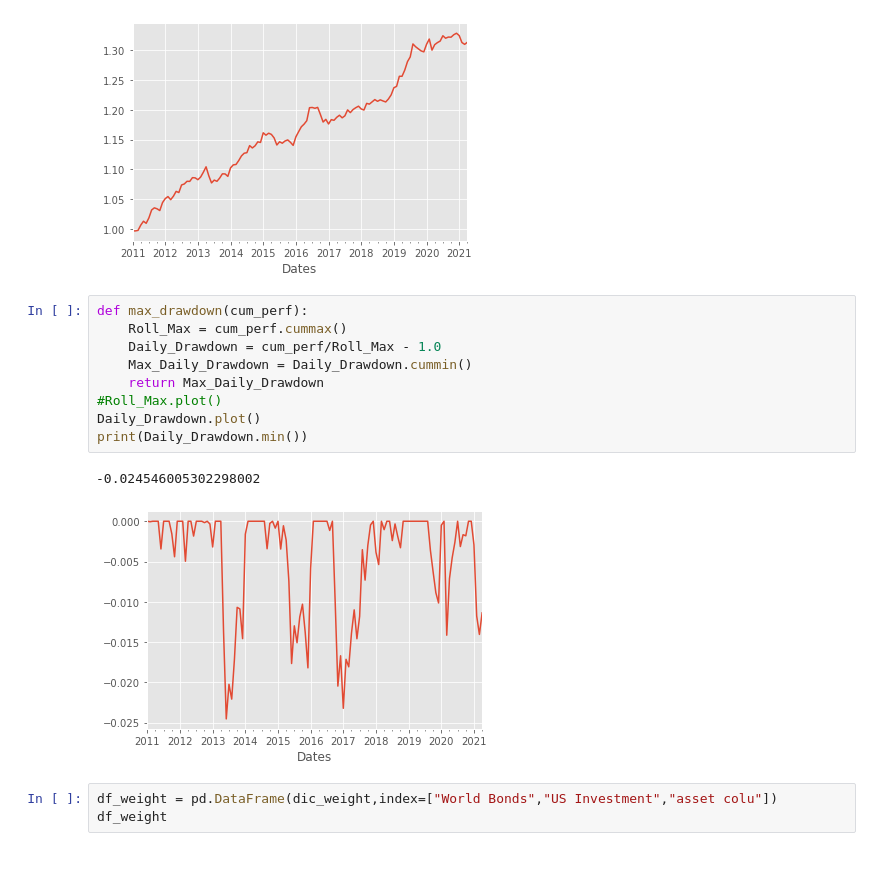
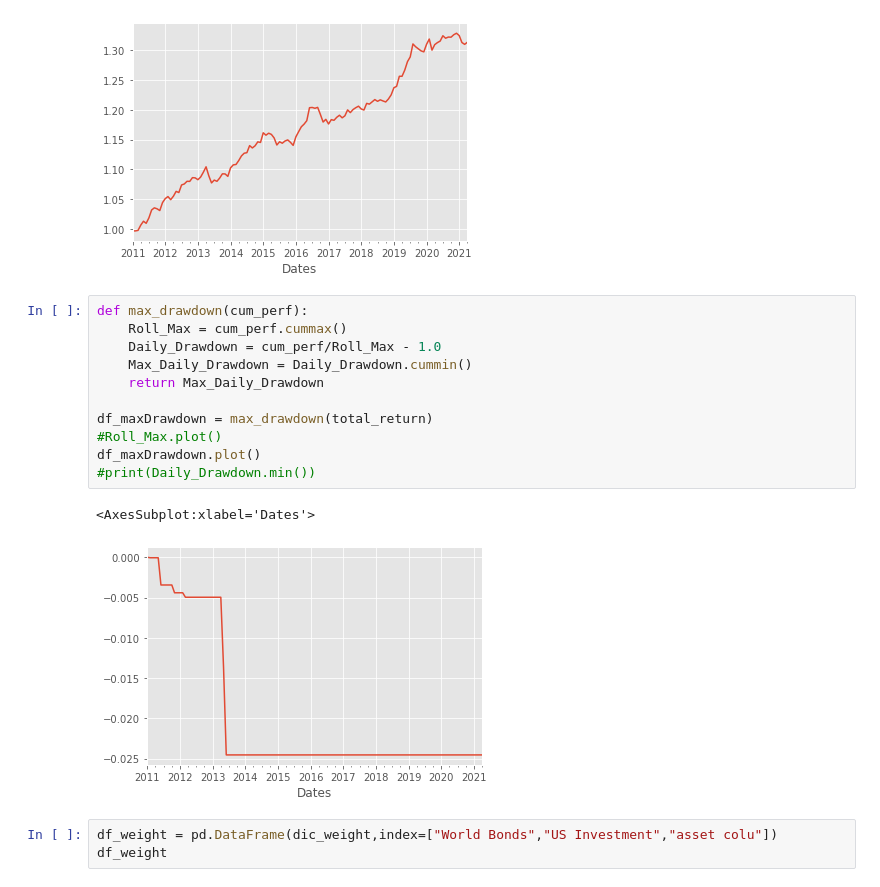
Before and after one commit to GuillaumePv/Quantitative-asset-risk-management-course, a Jupyter notebook: A2/main_A2.ipynb, the cells around one changed output. Drawn from its saved outputs; the diff is of its cells as text.

Commit message:
add drawdown

```diff
--- a/A2/main_A2.ipynb
+++ b/A2/main_A2.ipynb
@@ -299,15 +299,17 @@ total_return.plot()
 # %%
 def max_drawdown(cum_perf):
     Roll_Max = cum_perf.cummax()
     Daily_Drawdown = cum_perf/Roll_Max - 1.0
     Max_Daily_Drawdown = Daily_Drawdown.cummin()
     return Max_Daily_Drawdown
+
+df_maxDrawdown = max_drawdown(total_return)
 #Roll_Max.plot()
-Daily_Drawdown.plot()
-print(Daily_Drawdown.min())
+df_maxDrawdown.plot()
+#print(Daily_Drawdown.min())
 # %% [output]
--0.024546005302298002
+<AxesSubplot:xlabel='Dates'>
-[figure, old version]
+[figure, new version]
 # %%
 df_weight = pd.DataFrame(dic_weight,index=["World Bonds","US Investment","asset colu"])
 df_weight
```
Also changed, not shown: 1 other file.
